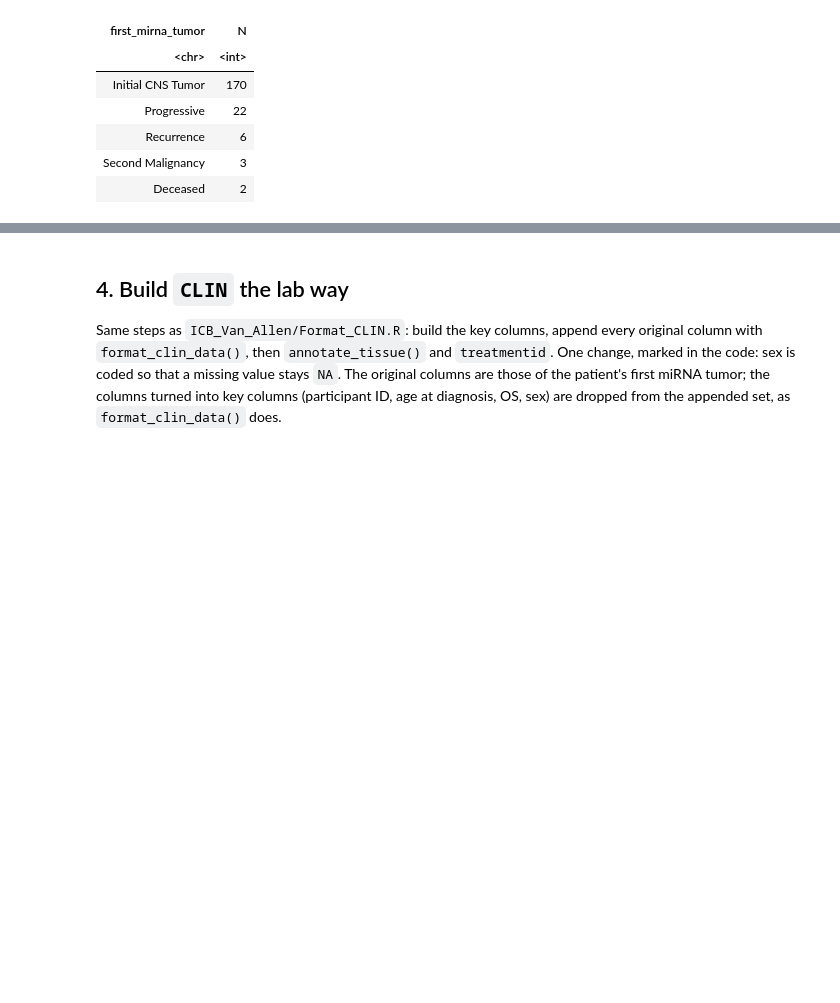
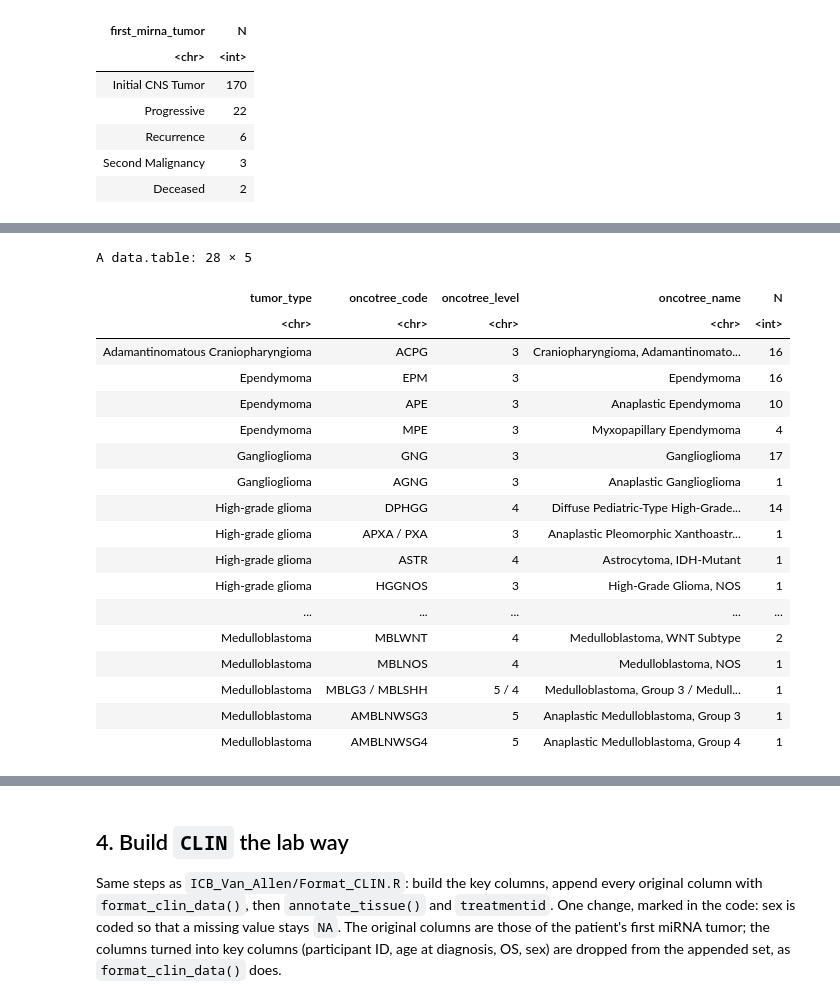
Before and after one commit to wanglab-cns/bidirectional-promoters, a Jupyter notebook: workflow/notebooks/02_clinical.ipynb, the cells around one changed output, grey strips where cells are left out. Drawn from its saved outputs; the diff is of its cells as text; code cells hidden in the pictures; blank space fills up the shorter version.

```diff
--- a/workflow/notebooks/02_clinical.ipynb
+++ b/workflow/notebooks/02_clinical.ipynb
@@ -129,5 +133,15 @@ on 20 Oct was `oncotree_2025_10_03`.
 # %%
-onco <- as.data.table(fromJSON(file.path(RAWDATA, "oncotree_2025_10_03", "tumor_types.json"))[, c("code", "name", "tissue", "level", "parent")])
+suppressPackageStartupMessages(library(AnnotationGx))
+onco_file <- file.path(RAWDATA, "oncotree_2025_10_03", "tumor_types_annotationgx.csv")
+if (!file.exists(onco_file)) {
+  stopifnot(getOncotreeVersions()[api_identifier == "oncotree_latest_stable", release_date] == "2025-10-03")
+  fwrite(getOncotreeTumorTypes()[, .(code, name, mainType, parent, level)], onco_file)
+}
+onco <- fread(onco_file, na.strings = "")
+# tissue = name of the level-1 ancestor
+level1 <- function(cd) { while (onco$level[match(cd, onco$code)] > 1) cd <- onco$parent[match(cd, onco$code)]; onco$name[match(cd, onco$code)] }
+onco[, tissue := vapply(code, level1, "")]
+cat("ONCOTREE types:", nrow(onco), "\n")
 
 type_code <- setNames(c("LGGNOS", "EPM", "MBL", "GNG", "HGGNOS", "ACPG"), SIX_TYPES)
 curation_tissue <- data.frame(
@@ -178,0 +166,51 @@ A data.table: 8 × 6
+# %%
+# Most detailed code per miRNA sample: first rule of oncotree_mapping.csv that matches
+# (tumor type, molecular subtype regex, pathology text regex)
+map <- fread(file.path(root, "metadata", "oncotree_mapping.csv"), colClasses = "character", na.strings = NULL)[order(as.integer(order))]
+stopifnot(map$oncotree_code %in% onco$code)
+code_for <- function(group, subtype, text) {
+  subtype <- ifelse(is.na(subtype), "", subtype); text <- tolower(ifelse(is.na(text), "", text))
+  hit <- map[cancer_group == group & (subtype_regex == "" | vapply(subtype_regex, grepl, logical(1), x = subtype)) &
+             (text_regex == "" | vapply(text_regex, grepl, logical(1), x = text))]
+  hit$oncotree_code[1]
+}
+mir[, oncotree_code := mapply(code_for, cancer_group, molecular_subtype, pathology_free_text_diagnosis)]
+stopifnot(!is.na(mir$oncotree_code))
+
+# One value per patient; a patient whose samples get different codes keeps all of them, joined with " / "
+pt[, oncotree_code := mir[, .(cd = paste(unique(oncotree_code), collapse = " / ")), by = Kids_First_Participant_ID][
+  match(pt$patient, Kids_First_Participant_ID), cd]]
+
+# Name at each level (walks up the parent codes); NA when the code is not that deep
+at_level <- function(cd, lvl) {
+  if (onco$level[match(cd, onco$code)] < lvl) return(NA_character_)
+  while (onco$level[match(cd, onco$code)] > lvl) cd <- onco$parent[match(cd, onco$code)]
+  if (lvl == 1) onco$tissue[match(cd, onco$code)] else onco$name[match(cd, onco$code)]
+}
+by_level <- function(codes, lvl) vapply(strsplit(codes, " / "), function(cd) {
+  v <- unique(vapply(cd, at_level, "", lvl = lvl)); if (all(is.na(v))) NA_character_ else paste(v, collapse = " / ") }, "")
+for (l in 1:5) pt[, (paste0("oncotree_level", l)) := by_level(oncotree_code, l)]
+pt[, oncotree_name := vapply(strsplit(oncotree_code, " / "), function(cd) paste(onco$name[match(cd, onco$code)], collapse = " / "), "")]
+pt[, oncotree_level := vapply(strsplit(oncotree_code, " / "), function(cd) paste(unique(onco$level[match(cd, onco$code)]), collapse = " / "), "")]
+
+pt[, .N, by = .(tumor_type, oncotree_code, oncotree_level, oncotree_name)][order(tumor_type, -N)]
+# %% [output]
+A data.table: 28 × 5
+| tumor_type | oncotree_code | oncotree_level | oncotree_name | N |
+| <chr> | <chr> | <chr> | <chr> | <int> |
+| Adamantinomatous Craniopharyngioma | ACPG | 3 | Craniopharyngioma, Adamantinomato... | 16 |
+| Ependymoma | EPM | 3 | Ependymoma | 16 |
+| Ependymoma | APE | 3 | Anaplastic Ependymoma | 10 |
+| Ependymoma | MPE | 3 | Myxopapillary Ependymoma | 4 |
+| Ganglioglioma | GNG | 3 | Ganglioglioma | 17 |
+| Ganglioglioma | AGNG | 3 | Anaplastic Ganglioglioma | 1 |
+| High-grade glioma | DPHGG | 4 | Diffuse Pediatric-Type High-Grade... | 14 |
+| High-grade glioma | APXA / PXA | 3 | Anaplastic Pleomorphic Xanthoastr... | 1 |
+| High-grade glioma | ASTR | 4 | Astrocytoma, IDH-Mutant | 1 |
+| High-grade glioma | HGGNOS | 3 | High-Grade Glioma, NOS | 1 |
+| ... | ... | ... | ... | ... |
+| Medulloblastoma | MBLWNT | 4 | Medulloblastoma, WNT Subtype | 2 |
+| Medulloblastoma | MBLNOS | 4 | Medulloblastoma, NOS | 1 |
+| Medulloblastoma | MBLG3 / MBLSHH | 5 / 4 | Medulloblastoma, Group 3 / Medull... | 1 |
+| Medulloblastoma | AMBLNWSG3 | 5 | Anaplastic Medulloblastoma, Group 3 | 1 |
+| Medulloblastoma | AMBLNWSG4 | 5 | Anaplastic Medulloblastoma, Group 4 | 1 |
```
Also changed, not shown: parts of 7 cells of this notebook, 3 other files.
